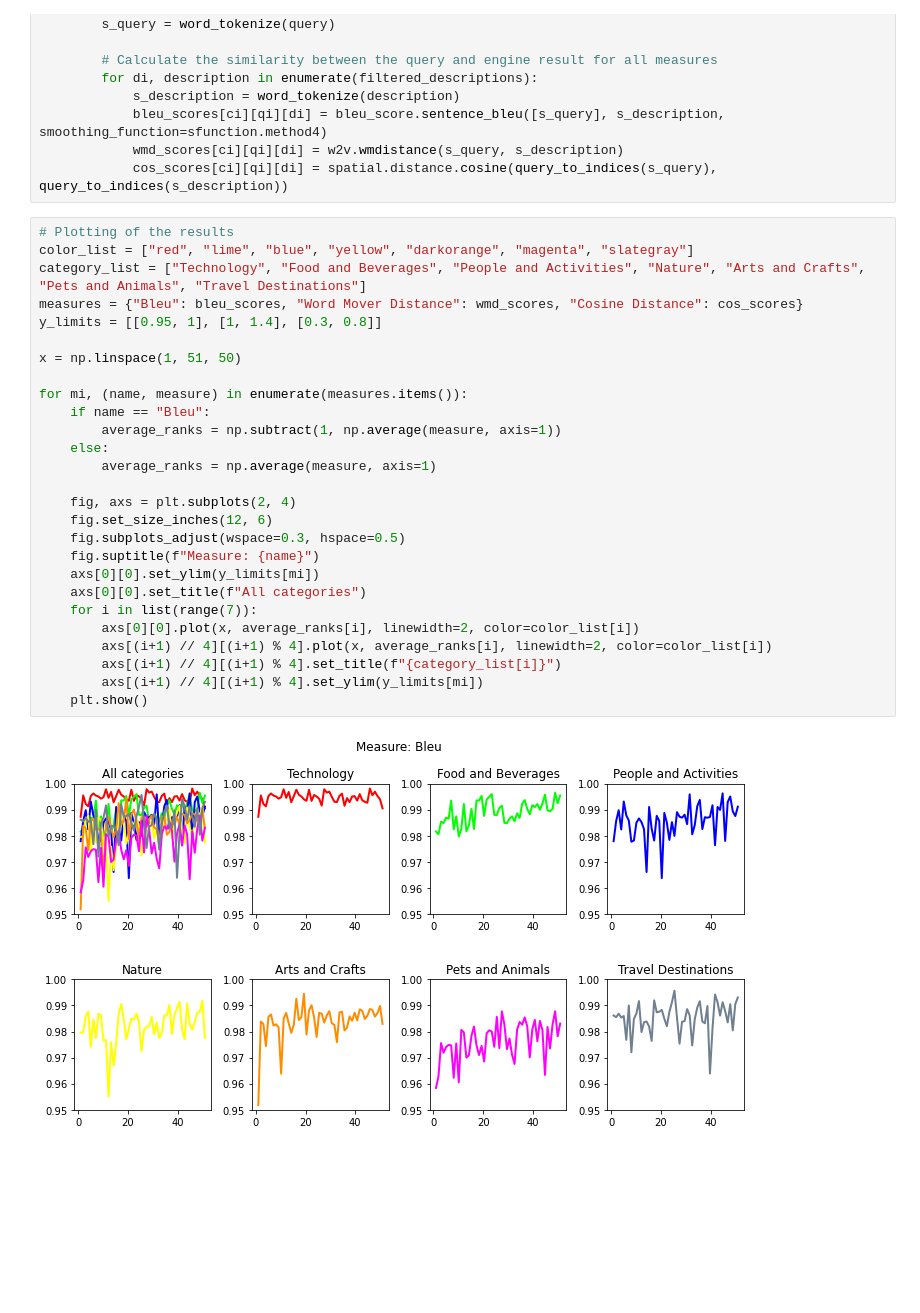
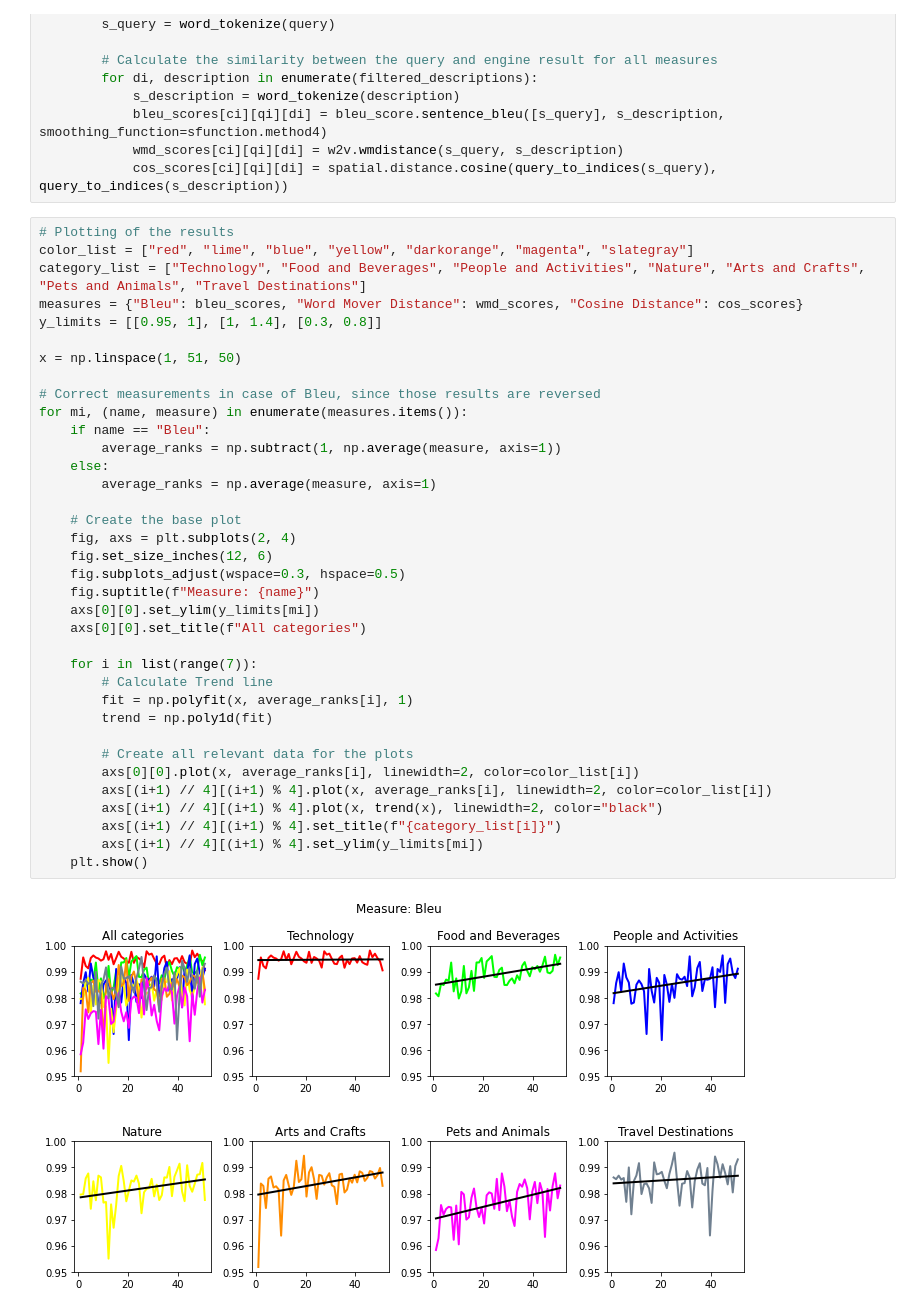
Before and after one commit to LukaZdr/multimodal_image_processing_search_engine, a Jupyter notebook: Evaluation.ipynb, the cells around one changed output. Drawn from its saved outputs; the diff is of its cells as text; blank space fills up the shorter version.

Commit message:
Add trend lines to the ranking evaluation plots

```diff
--- a/Evaluation.ipynb
+++ b/Evaluation.ipynb
@@ -76,29 +74,38 @@ for ci, category in enumerate(query_categories.keys()):
 # %%
 # Plotting of the results
 color_list = ["red", "lime", "blue", "yellow", "darkorange", "magenta", "slategray"]
 category_list = ["Technology", "Food and Beverages", "People and Activities", "Nature", "Arts and Crafts", "Pets and Animals", "Travel Destinations"]
 measures = {"Bleu": bleu_scores, "Word Mover Distance": wmd_scores, "Cosine Distance": cos_scores}
 y_limits = [[0.95, 1], [1, 1.4], [0.3, 0.8]]
 
 x = np.linspace(1, 51, 50)
 
+# Correct measurements in case of Bleu, since those results are reversed
 for mi, (name, measure) in enumerate(measures.items()):
     if name == "Bleu":
         average_ranks = np.subtract(1, np.average(measure, axis=1))
     else:
         average_ranks = np.average(measure, axis=1)
 
+    # Create the base plot
     fig, axs = plt.subplots(2, 4)
     fig.set_size_inches(12, 6)
     fig.subplots_adjust(wspace=0.3, hspace=0.5)
     fig.suptitle(f"Measure: {name}")
     axs[0][0].set_ylim(y_limits[mi])
     axs[0][0].set_title(f"All categories")
+
     for i in list(range(7)):
+        # Calculate Trend line
+        fit = np.polyfit(x, average_ranks[i], 1)
+        trend = np.poly1d(fit)
+
+        # Create all relevant data for the plots
         axs[0][0].plot(x, average_ranks[i], linewidth=2, color=color_list[i])
         axs[(i+1) // 4][(i+1) % 4].plot(x, average_ranks[i], linewidth=2, color=color_list[i])
+        axs[(i+1) // 4][(i+1) % 4].plot(x, trend(x), linewidth=2, color="black")
         axs[(i+1) // 4][(i+1) % 4].set_title(f"{category_list[i]}")
         axs[(i+1) // 4][(i+1) % 4].set_ylim(y_limits[mi])
     plt.show()
 # %% [output]
-[figure, old version]
+[figure, new version]
```
Also changed, not shown: parts of 3 cells of this notebook.
